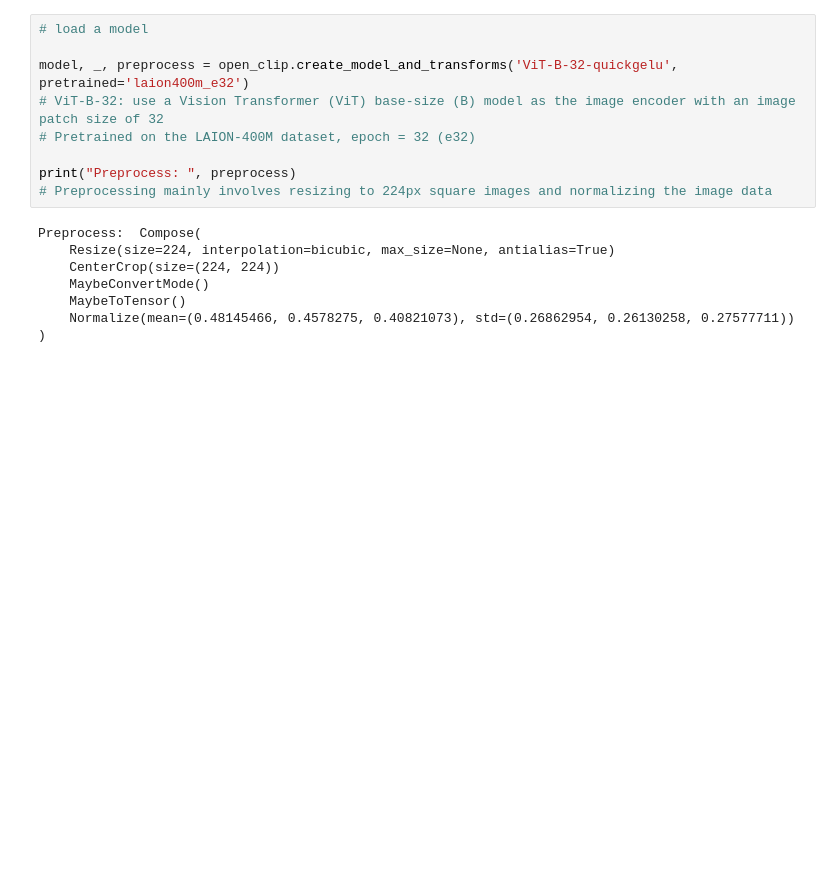
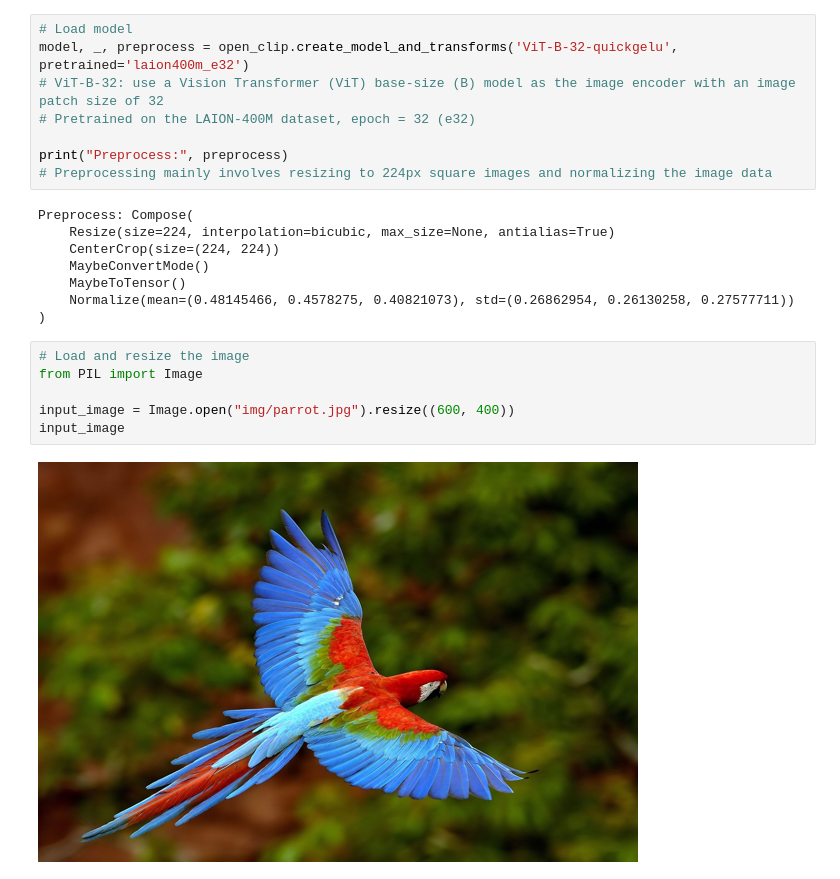
Before and after one commit to FlyingMatrix/clip, a Jupyter notebook: clip.ipynb, the cells around one changed output. Drawn from its saved outputs; the diff is of its cells as text; blank space fills up the shorter version.

```diff
--- a/clip.ipynb
+++ b/clip.ipynb
@@ -6,10 +6,9 @@ Available Models:  [('RN50', 'openai'), ('RN50', 'yfcc15m'), ('RN50', 'cc12m'),
 # %%
-# load a model
-
+# Load model
 model, _, preprocess = open_clip.create_model_and_transforms('ViT-B-32-quickgelu', pretrained='laion400m_e32')
 # ViT-B-32: use a Vision Transformer (ViT) base-size (B) model as the image encoder with an image patch size of 32
 # Pretrained on the LAION-400M dataset, epoch = 32 (e32)
 
-print("Preprocess: ", preprocess)
+print("Preprocess:", preprocess)
 # Preprocessing mainly involves resizing to 224px square images and normalizing the image data
 # %% [output]
@@ -20,3 +19,11 @@ Preprocess:  Compose(
     MaybeToTensor()
     Normalize(mean=(0.48145466, 0.4578275, 0.40821073), std=(0.26862954, 0.26130258, 0.27577711))
 )
+# %%
+# Load and resize the image
+from PIL import Image
+
+input_image = Image.open("img/parrot.jpg").resize((600, 400))
+input_image
+# %% [output]
+[figure, added]
```
Also changed, not shown: parts of 3 cells of this notebook.
